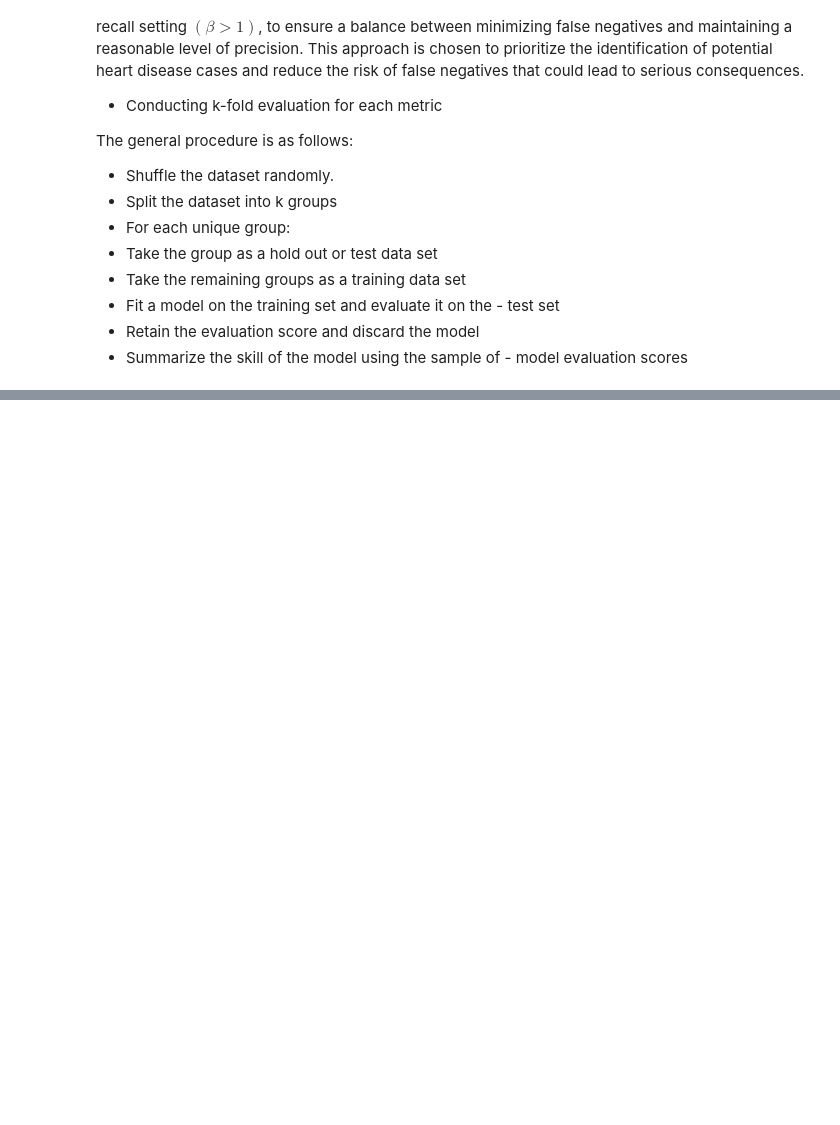
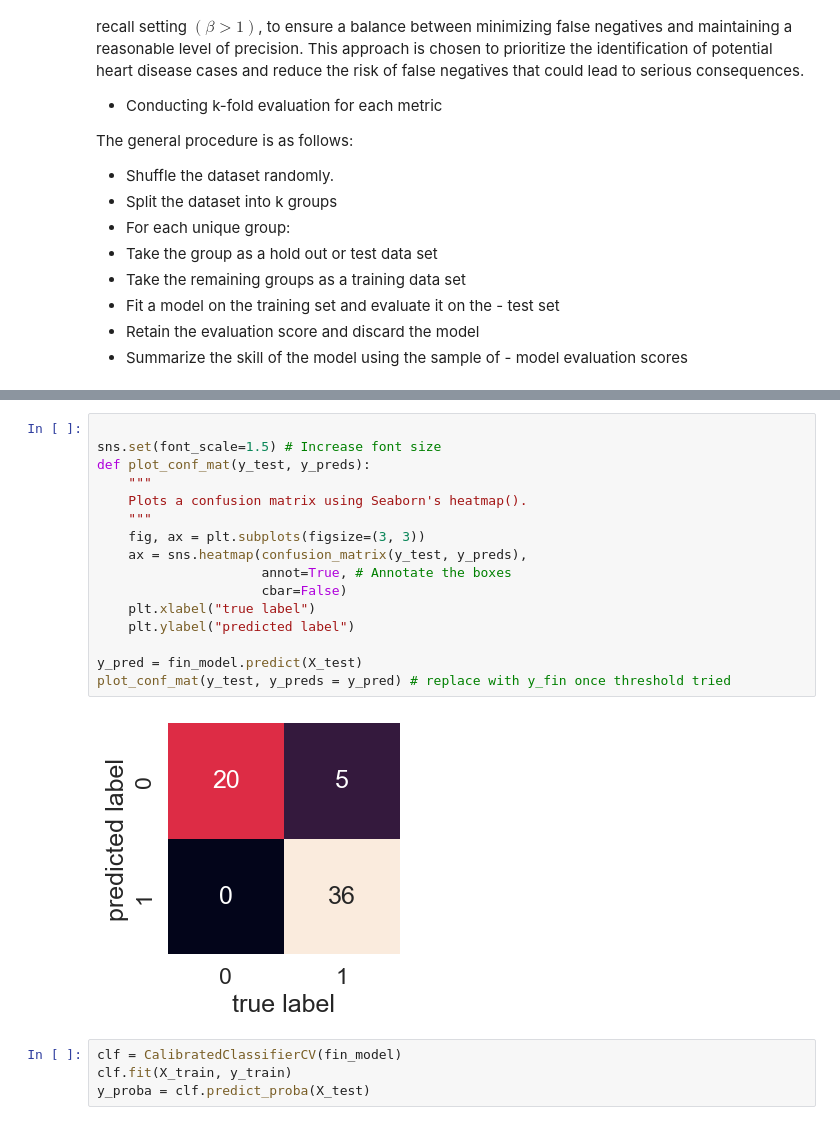
Before and after one commit to Lfg2st/CardioGuardian, a Jupyter notebook: main.ipynb, the cells around one changed output, grey strips where cells are left out. Saved outputs shown, nothing was run; the diff lists cells and outputs as text; blank space fills up the shorter version.

```diff
--- a/main.ipynb
+++ b/main.ipynb
@@ -807,0 +971,22 @@ def k_fold_model_rating(model,X,y, folds):
+# %%
+
+sns.set(font_scale=1.5) # Increase font size
+def plot_conf_mat(y_test, y_preds):
+    """
+    Plots a confusion matrix using Seaborn's heatmap().
+    """
+    fig, ax = plt.subplots(figsize=(3, 3))
+    ax = sns.heatmap(confusion_matrix(y_test, y_preds),
+                     annot=True, # Annotate the boxes
+                     cbar=False)
+    plt.xlabel("true label")
+    plt.ylabel("predicted label")
+
+y_pred = fin_model.predict(X_test)
+plot_conf_mat(y_test, y_preds = y_pred) # replace with y_fin once threshold tried
+# %% [output]
+[figure, added]
+# %%
+clf = CalibratedClassifierCV(fin_model)
+clf.fit(X_train, y_train)
+y_proba = clf.predict_proba(X_test)
```
Also changed, not shown: parts of 16 cells of this notebook, 2 other files.
